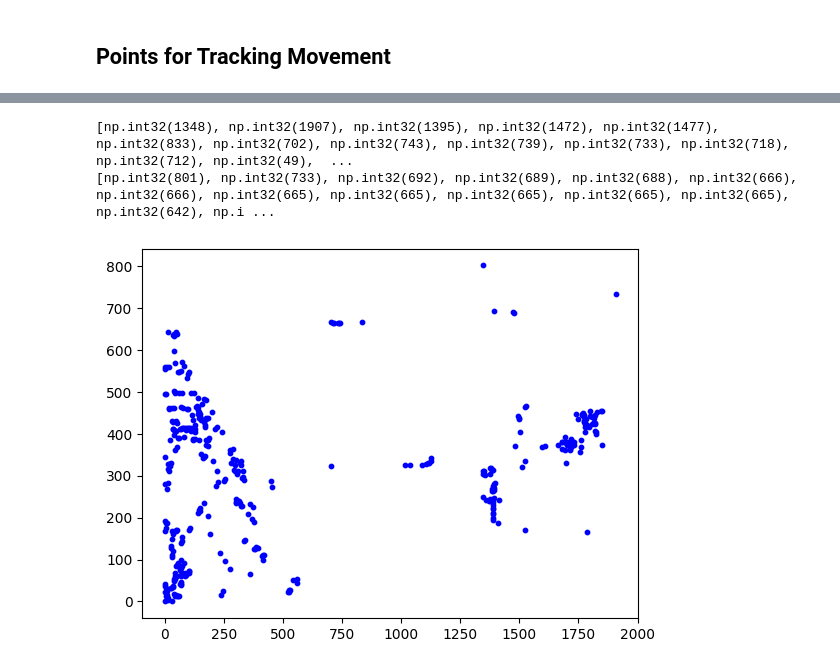
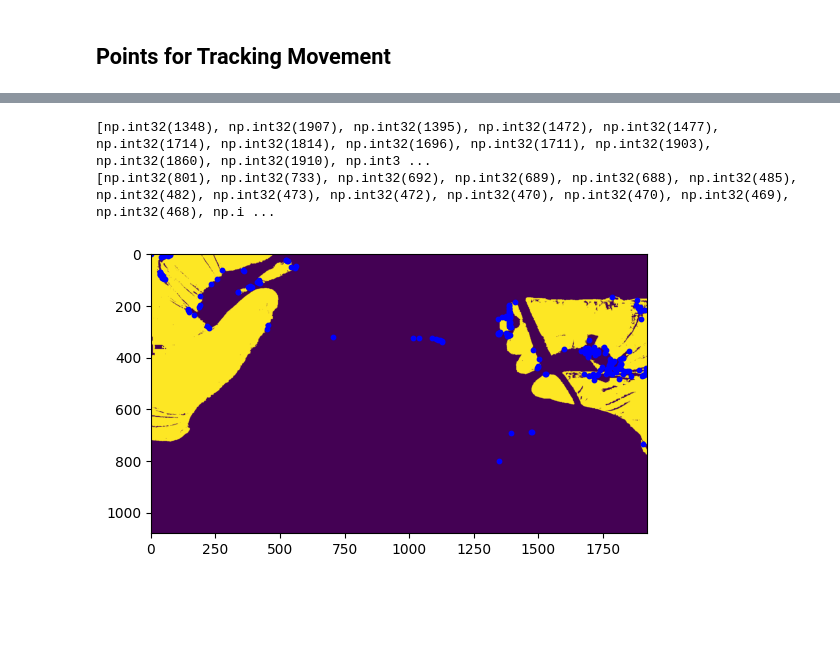
Before and after one commit to Napwillcode8848/OpenSutureNet, a Jupyter notebook: notebooks/segment_glove.ipynb, the cells around one changed output, grey strips where cells are left out. Saved outputs shown, nothing was run; the diff lists cells and outputs as text; code cells hidden in the pictures; blank space fills up the shorter version.

Commit message:
Try to track point based on segmented gloves but with better segments since they are not clean enough; still experimenting

```diff
--- a/notebooks/segment_glove.ipynb
+++ b/notebooks/segment_glove.ipynb
@@ -202,8 +202,10 @@ import numpy as np
 # data
 vidcap = cv2.VideoCapture('../data/videos/H13A.mp4')
 # needs a better definition of color -- can do this mathematically
-lower_blue = np.array([100, 80,  60])   # HSV
-upper_blue = np.array([130, 220, 120])
+# lower_blue = np.array([100, 80,  60])   # HSV
+# upper_blue = np.array([130, 220, 120])
+lower_blue = np.array([100, 80,  60])
+upper_blue = np.array([110, 200, 150])
 
 success,image = vidcap.read()
 count = 0
@@ -276,17 +382,23 @@ print(contours)
 # %%
 x = []
 y = []
-for i in range(0, 404):
+for i in range(0, 203):
     x.append(contours[i][0][0][0])
     y.append(contours[i][0][0][1])
 
 print(x)
 print(y)
 # %% [output]
-[np.int32(1348), np.int32(1907), np.int32(1395), np.int32(1472), np.int32(1477), np.int32(833), np.int32(702), np.int32(743), np.int32(739), np.int32(733), np.int32(718), np.int32(712), np.int32(49),  ...
-[np.int32(801), np.int32(733), np.int32(692), np.int32(689), np.int32(688), np.int32(666), np.int32(666), np.int32(665), np.int32(665), np.int32(665), np.int32(665), np.int32(665), np.int32(642), np.i ...
+[np.int32(1348), np.int32(1907), np.int32(1395), np.int32(1472), np.int32(1477), np.int32(1714), np.int32(1814), np.int32(1696), np.int32(1711), np.int32(1903), np.int32(1860), np.int32(1910), np.int3 ...
+[np.int32(801), np.int32(733), np.int32(692), np.int32(689), np.int32(688), np.int32(485), np.int32(482), np.int32(473), np.int32(472), np.int32(470), np.int32(470), np.int32(469), np.int32(468), np.i ...
 # %%
+# show original mask on the background
+plt.imshow(mask)
+# tracked points
 plt.scatter(x, y, color='blue', s=10)
+
+plt.xlim(0, 1920)
+plt.ylim(1080, 0)
 plt.show()
 # %% [output]
-[figure, old version]
+[figure, new version]
```
Also changed, not shown: parts of 17 cells of this notebook.
